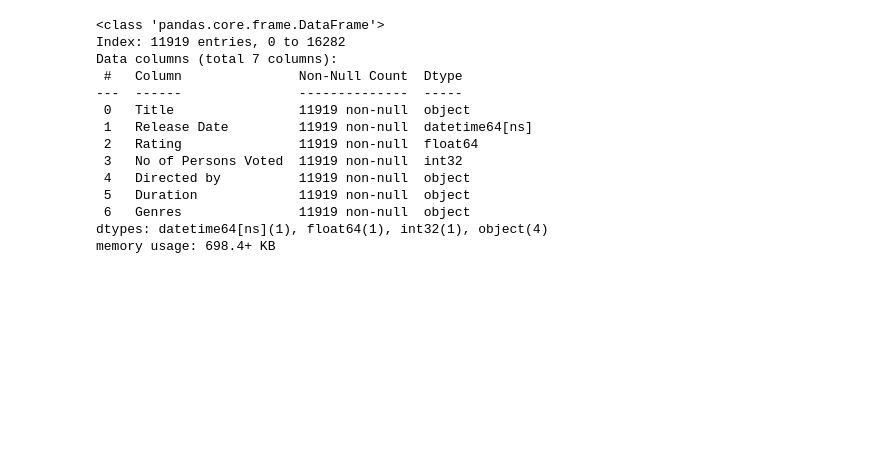
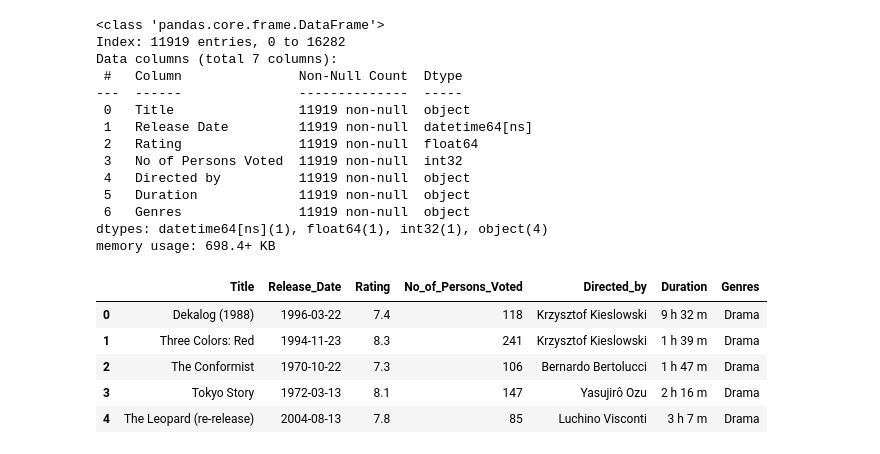
Before and after one commit to ajmonte0920/BootCamp24-project-4-group-08, a Jupyter notebook: Project 4 movies.ipynb, the cells around one changed output. Saved outputs shown, nothing was run; the diff lists cells and outputs as text; code cells hidden in the pictures; blank space fills up the shorter version.

```diff
--- a/Project 4 movies.ipynb
+++ b/Project 4 movies.ipynb
@@ -229,3 +226,34 @@ Data columns (total 7 columns):
  6   Genres               11919 non-null  object
 dtypes: datetime64[ns](1), float64(1), int32(1), object(4)
 memory usage: 698.4+ KB
+# %%
+def rename_columns(df, new_column_names):
+    """
+    Renames columns in the provided DataFrame.
+
+    Parameters:
+    df (pd.DataFrame): The DataFrame whose columns need to be renamed.
+    new_column_names (dict): A dictionary mapping old column names to new column names.
+
+    Returns:
+    pd.DataFrame: DataFrame with renamed columns.
+    """
+    return df.rename(columns=new_column_names)
+
+new_names = {
+    'Release Date':'Release_Date',
+    'No of Persons Voted':'No_of_Persons_Voted',
+    'Directed by':'Directed_by'
+}
+
+# Apply the renaming function
+df_cleaned = rename_columns(df_cleaned, new_names)
+# %%
+df_cleaned.head()
+# %% [output]
+|  | Title | Release_Date | Rating | No_of_Persons_Voted | Directed_by | Duration | Genres |
+| 0 | Dekalog (1988) | 1996-03-22 | 7.4 | 118 | Krzysztof Kieslowski | 9 h 32 m | Drama |
+| 1 | Three Colors: Red | 1994-11-23 | 8.3 | 241 | Krzysztof Kieslowski | 1 h 39 m | Drama |
+| 2 | The Conformist | 1970-10-22 | 7.3 | 106 | Bernardo Bertolucci | 1 h 47 m | Drama |
+| 3 | Tokyo Story | 1972-03-13 | 8.1 | 147 | Yasujirô Ozu | 2 h 16 m | Drama |
+| 4 | The Leopard (re-release) | 2004-08-13 | 7.8 | 85 | Luchino Visconti | 3 h 7 m | Drama |
```
Also changed, not shown: parts of 2 cells of this notebook, 4 other files.
